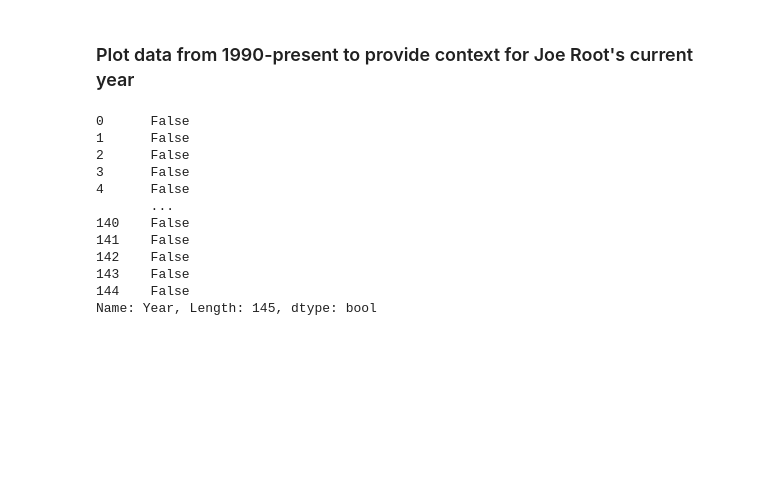
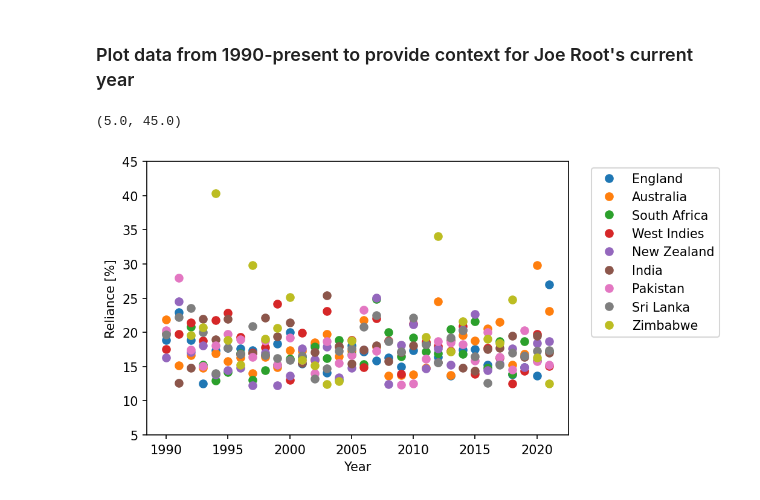
Before and after one commit to jhjorg/Root_Analysis, a Jupyter notebook: Root_analysis.ipynb, the cells around one changed output. Drawn from its saved outputs; the diff is of its cells as text; code cells hidden in the pictures; blank space fills up the shorter version.

```diff
--- a/Root_analysis.ipynb
+++ b/Root_analysis.ipynb
@@ -173,29 +207,17 @@ plt.ylim((5,45))
 # %%
 # Plot 1990-present
 plt.rcParams['figure.dpi'] = 150
-df.index[df['Year'] == 1990]
+ind = df.index[df['Year'] >= 1990]
 
 for j in range(0,9):
-    plt.plot(df[teams_new[j] + " Reliance"][*100, 'o')
+    plt.plot(df[teams_new[j] + " Reliance"][ind]*100, 'o')
 
 
 plt.ylabel("Reliance [%]")
 plt.xlabel("Year")
 plt.legend(labels = teams_new, bbox_to_anchor=(1.04,1), loc="upper left")
-plt.xticks(ticks = np.arange(2,145, 25), labels=np.arange(1880,2022, 25))
+plt.xticks(ticks = np.arange(ind.min(),145, 5), labels=np.arange(df['Year'][ind.min()],2022, 5))
 plt.ylim((5,45))
+# %% [output]
+(5.0, 45.0)
+[figure, added]
-# %%
-df['Year'] == 1990
-# %% [output]
-0      False
-1      False
-2      False
-3      False
-4      False
-       ...
-140    False
-141    False
-142    False
-143    False
-144    False
-Name: Year, Length: 145, dtype: bool
```
Also changed, not shown: parts of 8 cells of this notebook.
